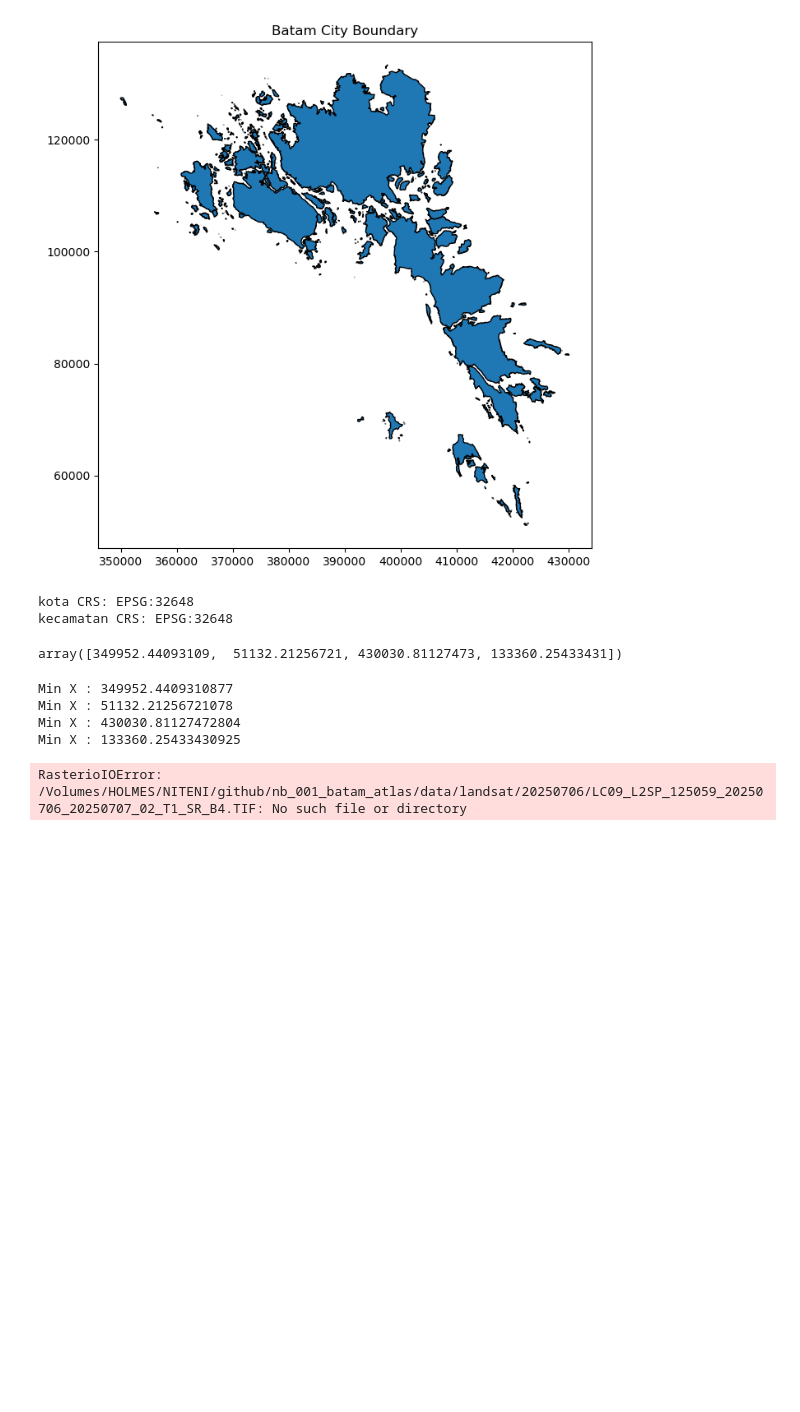
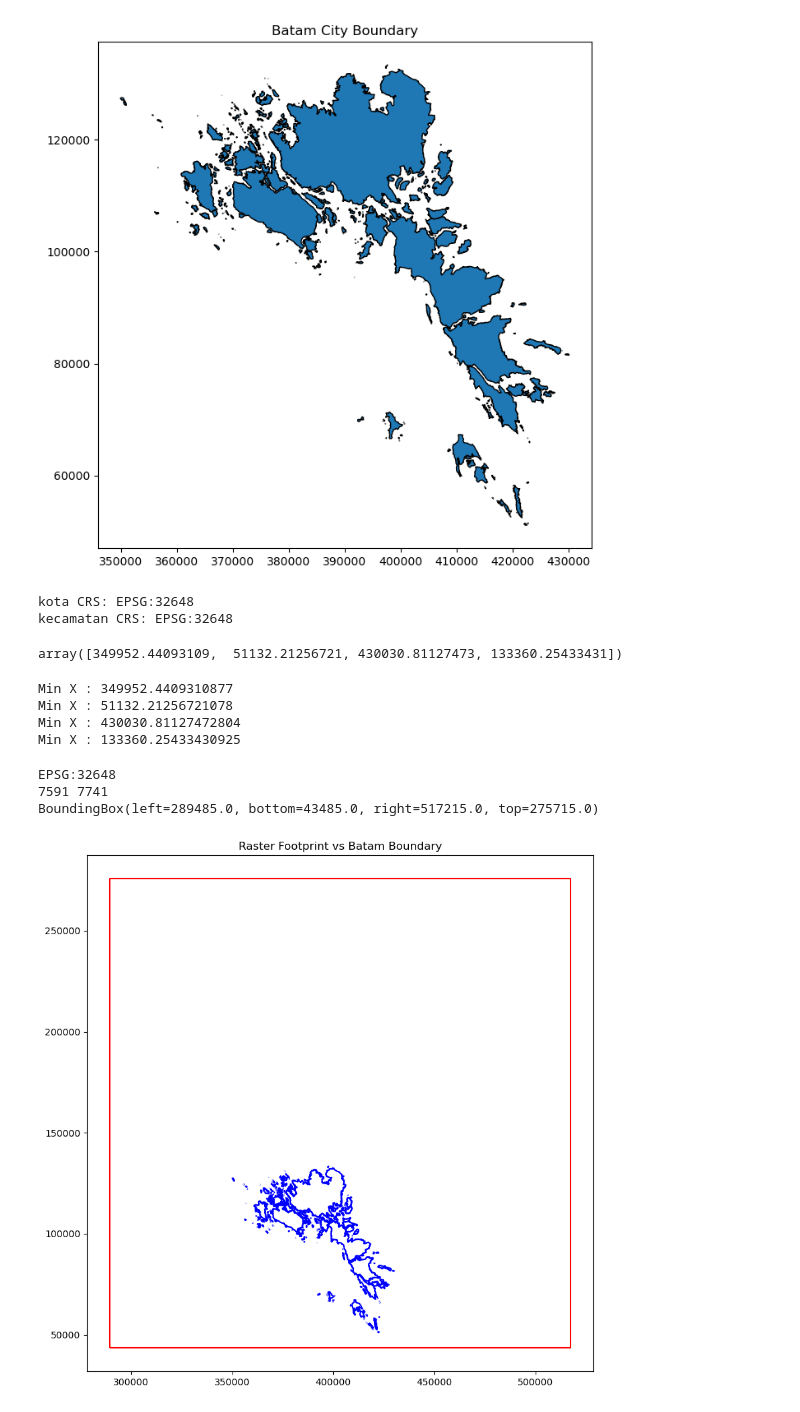
Before and after one commit to tjiongsd/nb_001_batam_atlas, a Jupyter notebook: notebooks/01_read_clip_stack.ipynb, the cells around one changed output. Saved outputs shown, nothing was run; the diff lists cells and outputs as text; code cells hidden in the pictures; blank space fills up the shorter version.

```diff
--- a/notebooks/01_read_clip_stack.ipynb
+++ b/notebooks/01_read_clip_stack.ipynb
@@ -16,6 +16,6 @@ data_dir = project_root / "data"
 
 boundary_dir = data_dir / "boundaries"
 
-lc_dir = "/Volumes/HOLMES/SATELLITE/landsat"
+lc_dir = Path("/Volumes/HOLMES/SATELLITE/landsat")
 
 output_dir = project_root / "outputs"
@@ -110,5 +112,59 @@ sample4 = rio.open(
     landsat_dates["20250706"] /
     "LC09_L2SP_125059_20250706_20250707_02_T1_SR_B4.TIF"
 )
-# %% [output]
-RasterioIOError: /Volumes/HOLMES/NITENI/github/nb_001_batam_atlas/data/landsat/20250706/LC09_L2SP_125059_20250706_20250707_02_T1_SR_B4.TIF: No such file or directory
+# %%
+print(
+    sample4.crs
+)
+
+print(
+    sample4.width,
+    sample4.height
+)
+
+print(
+    sample4.bounds
+)
+# %% [output]
+EPSG:32648
+7591 7741
+BoundingBox(left=289485.0, bottom=43485.0, right=517215.0, top=275715.0)
+# %%
+from shapely.geometry import box
+
+## Read boundary
+kota = gpd.read_file(
+    boundary_dir /
+    "KOTA BATAM/kota_utm.geojson"
+)
+
+raster_extent = gpd.GeoDataFrame(
+    geometry=[
+        box(
+            *sample4.bounds
+        )
+    ],
+    crs=sample4.crs
+)
+
+fig, ax = plt.subplots(
+    figsize = (10,10)
+)
+
+raster_extent.boundary.plot(
+    ax=ax,
+    color="red"
+)
+
+kota.boundary.plot(\
+    ax=ax,
+    color="blue"
+)
+
+plt.title(
+    "Raster Footprint vs Batam Boundary"
+)
+
+plt.show()
+# %% [output]
+[figure, added]
```
Also changed, not shown: parts of 1 cell of this notebook.
